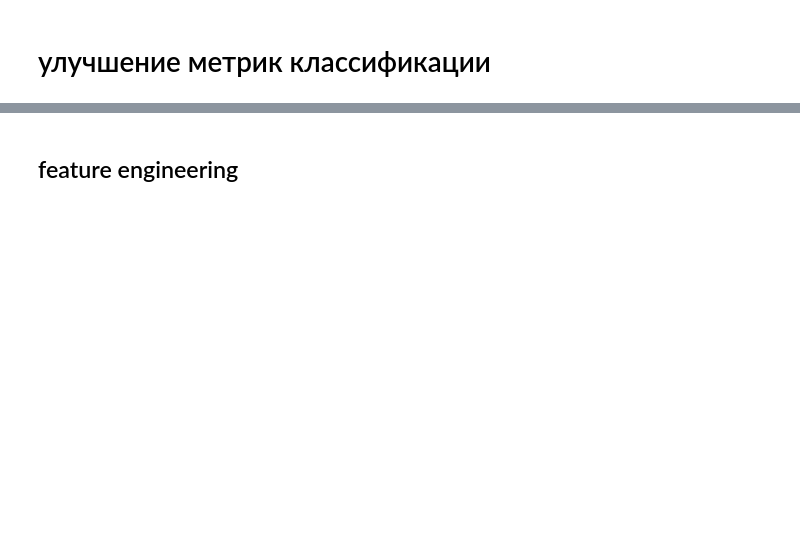
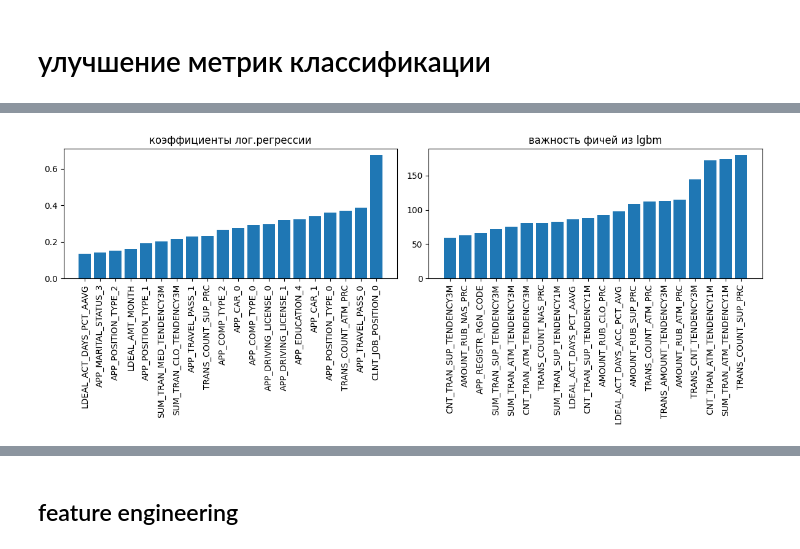
Before and after one commit to ArtemGusenkov/projects, a Jupyter notebook: customer-churn-prediction/notebooks/main.ipynb, the cells around one changed output, grey strips where cells are left out. Saved outputs shown, nothing was run; the diff lists cells and outputs as text; code cells hidden in the pictures; blank space fills up the shorter version.

```diff
--- a/customer-churn-prediction/notebooks/main.ipynb
+++ b/customer-churn-prediction/notebooks/main.ipynb
@@ -95 +131,5 @@ ROC AUC: 0.7206533458957938
+# %%
+ppf.feat_plot(lr, lgbm)
+# %% [output]
+[figure, added]
 # %% [markdown]
```
Also changed, not shown: parts of 32 cells of this notebook.
